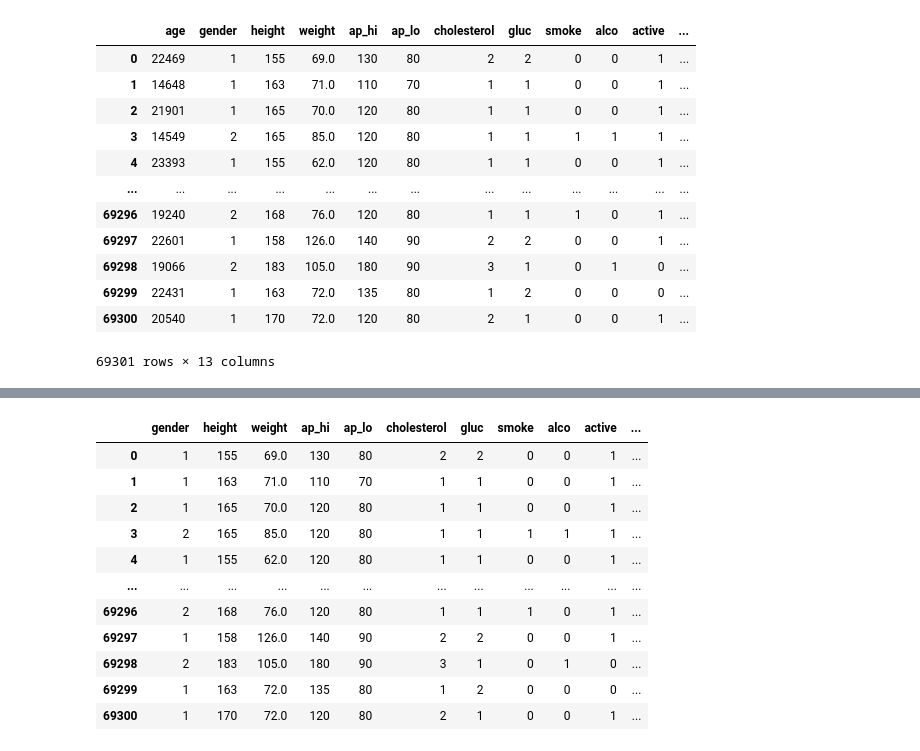
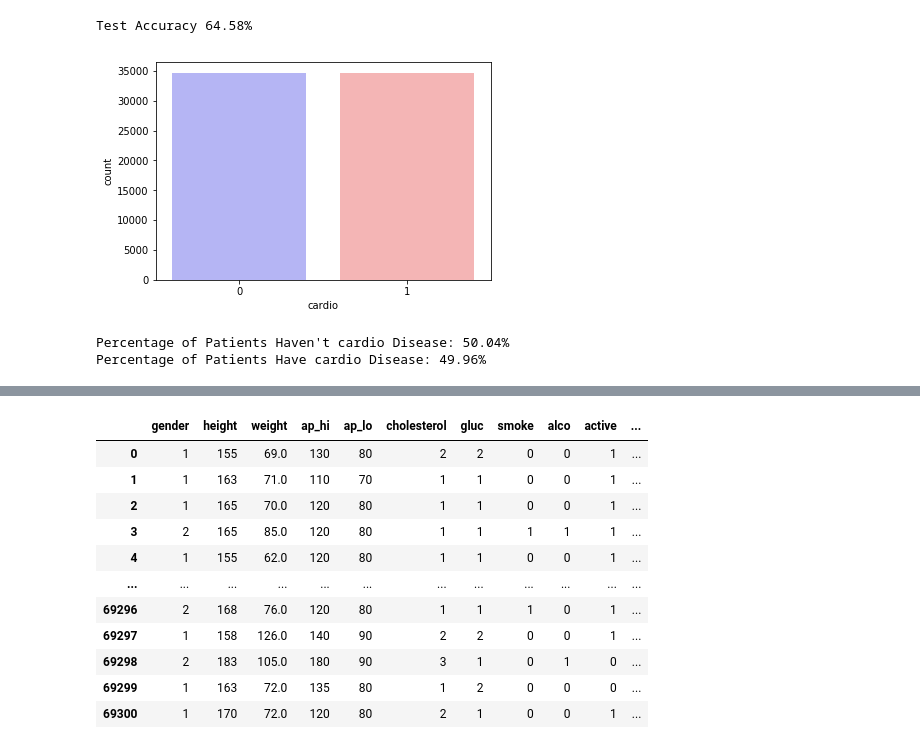
Before and after one commit to sumannelli/ineuron-challenge, a Jupyter notebook: Cardiovascular.ipynb, the cells around one changed output, grey strips where cells are left out. Saved outputs shown, nothing was run; the diff lists cells and outputs as text; code cells hidden in the pictures.

Commit message:
implemented the SVM and Logistic Regression

```diff
--- a/Cardiovascular.ipynb
+++ b/Cardiovascular.ipynb
@@ -20,18 +22,0 @@ data
-# %%
-age_y=data['age']/365
-data['age_years'] = age_y
-data
-# %% [output]
-|  | age | gender | height | weight | ap_hi | ap_lo | cholesterol | gluc | smoke | alco | active | ... |
-| 0 | 22469 | 1 | 155 | 69.0 | 130 | 80 | 2 | 2 | 0 | 0 | 1 | ... |
-| 1 | 14648 | 1 | 163 | 71.0 | 110 | 70 | 1 | 1 | 0 | 0 | 1 | ... |
-| 2 | 21901 | 1 | 165 | 70.0 | 120 | 80 | 1 | 1 | 0 | 0 | 1 | ... |
-| 3 | 14549 | 2 | 165 | 85.0 | 120 | 80 | 1 | 1 | 1 | 1 | 1 | ... |
-| 4 | 23393 | 1 | 155 | 62.0 | 120 | 80 | 1 | 1 | 0 | 0 | 1 | ... |
-| ... | ... | ... | ... | ... | ... | ... | ... | ... | ... | ... | ... | ... |
-| 69296 | 19240 | 2 | 168 | 76.0 | 120 | 80 | 1 | 1 | 1 | 0 | 1 | ... |
-| 69297 | 22601 | 1 | 158 | 126.0 | 140 | 90 | 2 | 2 | 0 | 0 | 1 | ... |
-| 69298 | 19066 | 2 | 183 | 105.0 | 180 | 90 | 3 | 1 | 0 | 1 | 0 | ... |
-| 69299 | 22431 | 1 | 163 | 72.0 | 135 | 80 | 1 | 2 | 0 | 0 | 0 | ... |
-| 69300 | 20540 | 1 | 170 | 72.0 | 120 | 80 | 2 | 1 | 0 | 0 | 1 | ... |
-69301 rows × 13 columns
@@ -37,0 +37,12 @@ data
+# %%
+from sklearn.linear_model import LogisticRegression
+accuracies = {}
+
+lr = LogisticRegression()
+lr.fit(x_train.T,y_train.T)
+acc = lr.score(x_test.T,y_test.T)*100
+
+accuracies['Logistic Regression'] = acc
+print("Test Accuracy {:.2f}%".format(acc))
+# %% [output]
+Test Accuracy 64.58%
@@ -37,0 +57,14 @@ data
+# %%
+sns.countplot(x="cardio", data=data, palette="bwr")
+plt.show()
+# %% [output]
+[figure, added]
+# %%
+
+countNoDisease = len(data[data.cardio == 0])
+countHaveDisease = len(data[data.cardio == 1])
+print("Percentage of Patients Haven't cardio Disease: {:.2f}%".format((countNoDisease / (len(data.cardio))*100)))
+print("Percentage of Patients Have cardio Disease: {:.2f}%".format((countHaveDisease / (len(data.cardio))*100)))
+# %% [output]
+Percentage of Patients Haven't cardio Disease: 50.04%
+Percentage of Patients Have cardio Disease: 49.96%
```
Also changed, not shown: parts of 33 cells of this notebook.
